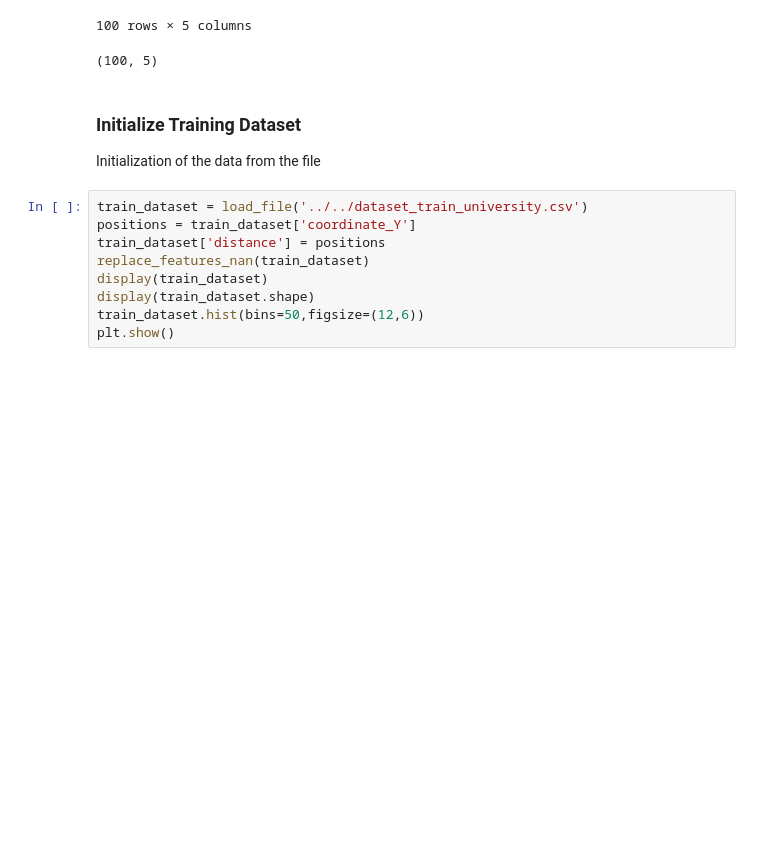
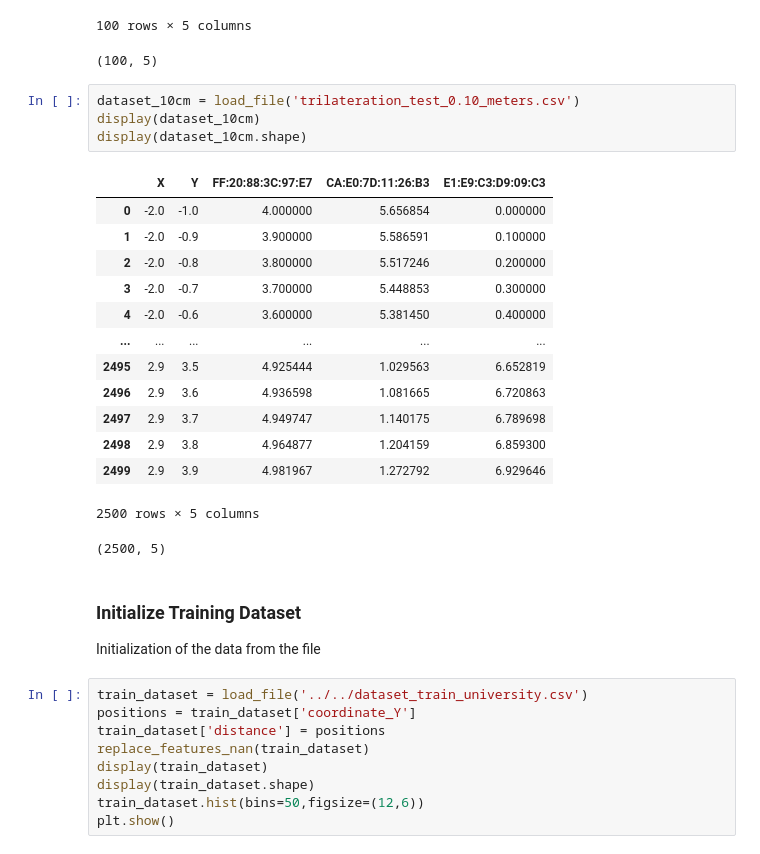
Before and after one commit to rui-pedro-porfirio/IndoorApp, a Jupyter notebook: Server/Notebooks/TRILATERATION/TrilaterationNotebook.ipynb, the cells around one changed output. Drawn from its saved outputs; the diff is of its cells as text; blank space fills up the shorter version.

```diff
--- a/Server/Notebooks/TRILATERATION/TrilaterationNotebook.ipynb
+++ b/Server/Notebooks/TRILATERATION/TrilaterationNotebook.ipynb
@@ -101,6 +101,25 @@ display(dataset_double.shape)
 | 99 | 2.5 | 3.5 | 4.527693 | 0.707107 | 6.363961 |
 100 rows × 5 columns
 (100, 5)
+# %%
+dataset_10cm = load_file('trilateration_test_0.10_meters.csv')
+display(dataset_10cm)
+display(dataset_10cm.shape)
+# %% [output]
+|  | X | Y | FF:20:88:3C:97:E7 | CA:E0:7D:11:26:B3 | E1:E9:C3:D9:09:C3 |
+| 0 | -2.0 | -1.0 | 4.000000 | 5.656854 | 0.000000 |
+| 1 | -2.0 | -0.9 | 3.900000 | 5.586591 | 0.100000 |
+| 2 | -2.0 | -0.8 | 3.800000 | 5.517246 | 0.200000 |
+| 3 | -2.0 | -0.7 | 3.700000 | 5.448853 | 0.300000 |
+| 4 | -2.0 | -0.6 | 3.600000 | 5.381450 | 0.400000 |
+| ... | ... | ... | ... | ... | ... |
+| 2495 | 2.9 | 3.5 | 4.925444 | 1.029563 | 6.652819 |
+| 2496 | 2.9 | 3.6 | 4.936598 | 1.081665 | 6.720863 |
+| 2497 | 2.9 | 3.7 | 4.949747 | 1.140175 | 6.789698 |
+| 2498 | 2.9 | 3.8 | 4.964877 | 1.204159 | 6.859300 |
+| 2499 | 2.9 | 3.9 | 4.981967 | 1.272792 | 6.929646 |
+2500 rows × 5 columns
+(2500, 5)
 # %% [markdown]
 ### Initialize Training Dataset
 Initialization of the data from the file
```
Also changed, not shown: parts of 9 cells of this notebook, 4 other files.
